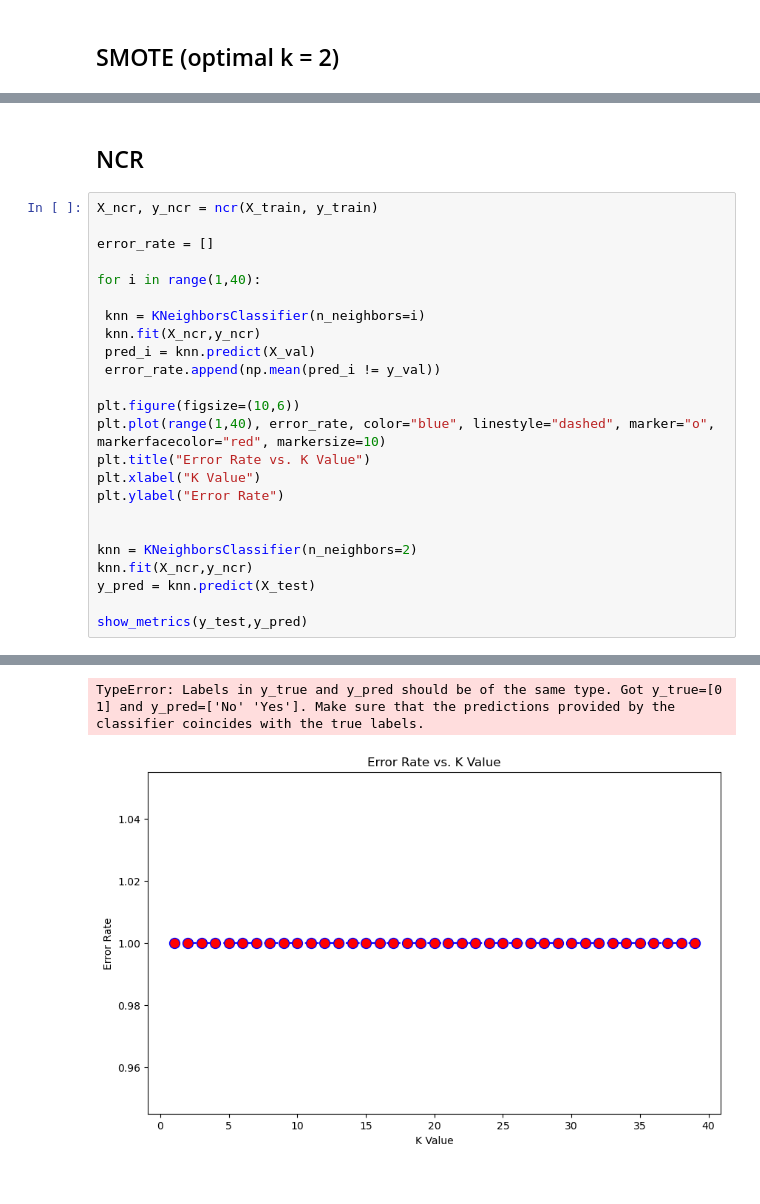
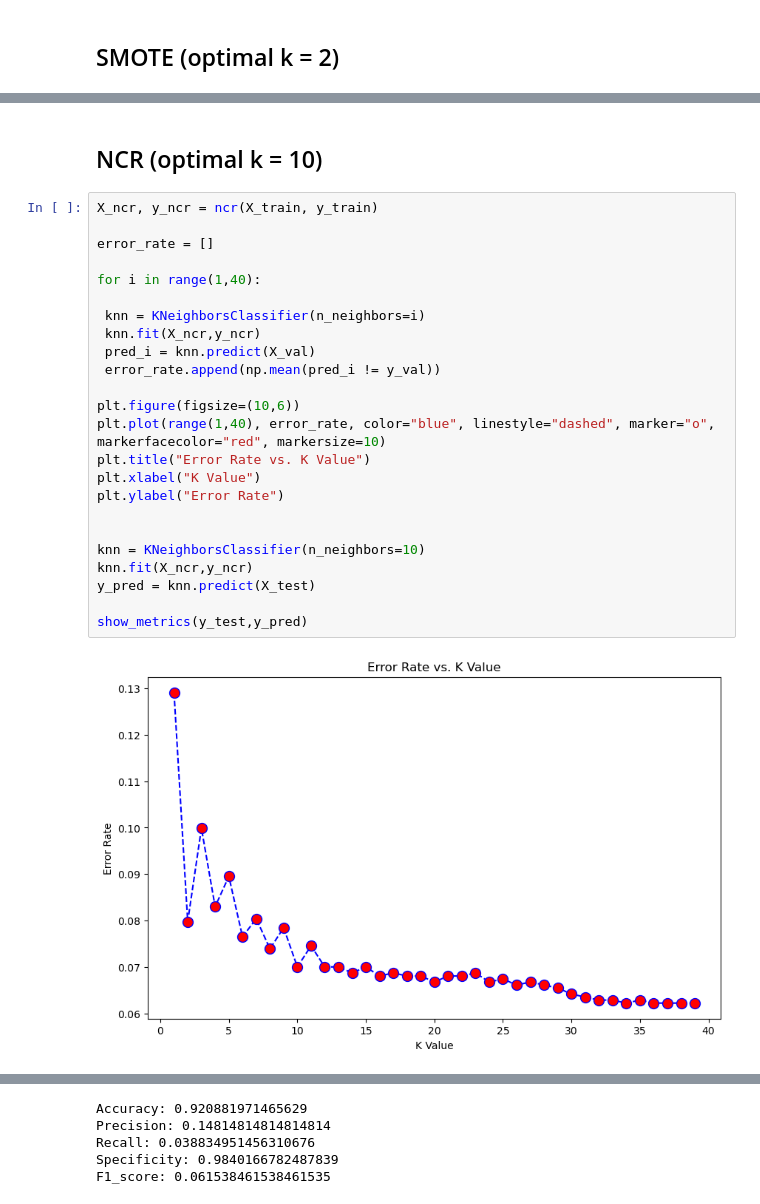
Before and after one commit to dapscc/bt4012_fraud, a Jupyter notebook: k_nearest_neighbours.ipynb, the cells around one changed output, grey strips where cells are left out. Drawn from its saved outputs; the diff is of its cells as text.

```diff
--- a/k_nearest_neighbours.ipynb
+++ b/k_nearest_neighbours.ipynb
@@ -166,27 +174,28 @@ F1_score: 0.12218649517684887
 # %% [markdown]
-## NCR
+## NCR (optimal k = 10)
 # %%
 X_ncr, y_ncr = ncr(X_train, y_train)
 
 error_rate = []
 
 for i in range(1,40):
 
  knn = KNeighborsClassifier(n_neighbors=i)
  knn.fit(X_ncr,y_ncr)
  pred_i = knn.predict(X_val)
  error_rate.append(np.mean(pred_i != y_val))
 
 plt.figure(figsize=(10,6))
 plt.plot(range(1,40), error_rate, color="blue", linestyle="dashed", marker="o", markerfacecolor="red", markersize=10)
 plt.title("Error Rate vs. K Value")
 plt.xlabel("K Value")
 plt.ylabel("Error Rate")
 
 
-knn = KNeighborsClassifier(n_neighbors=2)
+knn = KNeighborsClassifier(n_neighbors=10)
 knn.fit(X_ncr,y_ncr)
 y_pred = knn.predict(X_test)
 
 show_metrics(y_test,y_pred)
 # %% [output]
+[figure, new version]
@@ -193,2 +203,5 @@ show_metrics(y_test,y_pred)
-TypeError: Labels in y_true and y_pred should be of the same type. Got y_true=[0 1] and y_pred=['No' 'Yes']. Make sure that the predictions provided by the classifier coincides with the true labels.
+Accuracy: 0.920881971465629
+Precision: 0.14814814814814814
+Recall: 0.038834951456310676
+Specificity: 0.9840166782487839
+F1_score: 0.061538461538461535
-[figure, old version]
```
Also changed, not shown: parts of 10 cells of this notebook.
